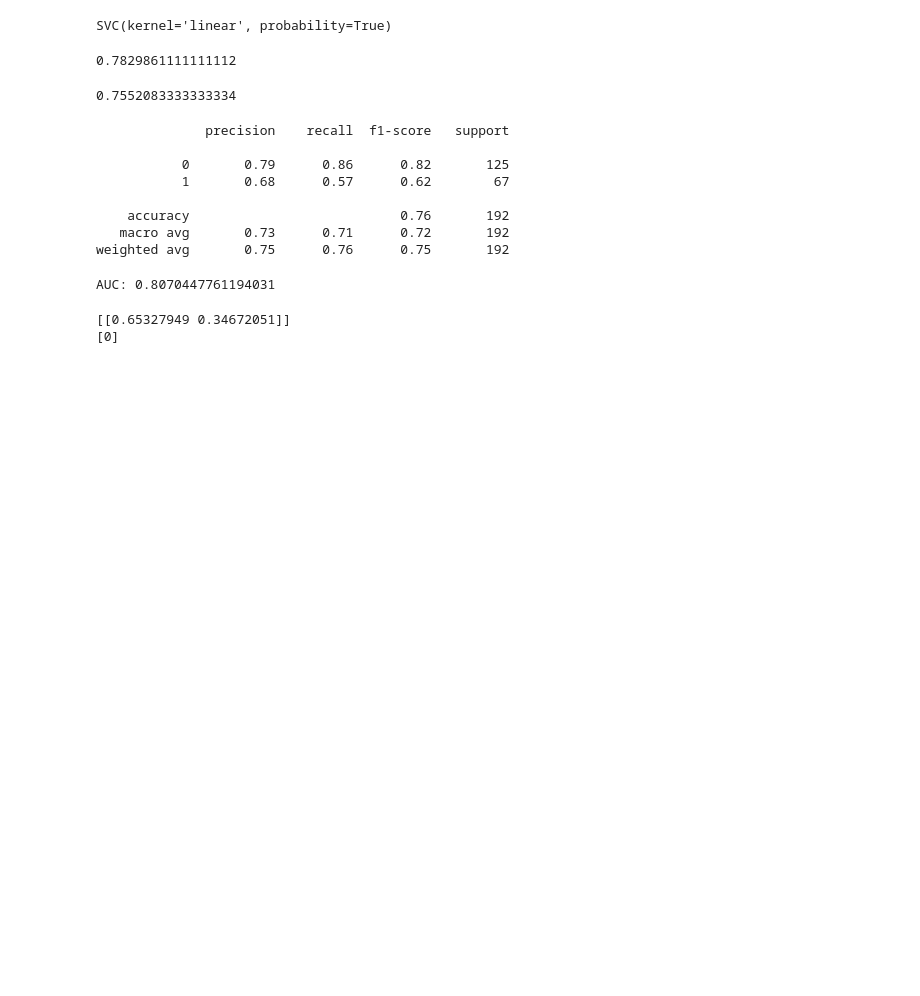
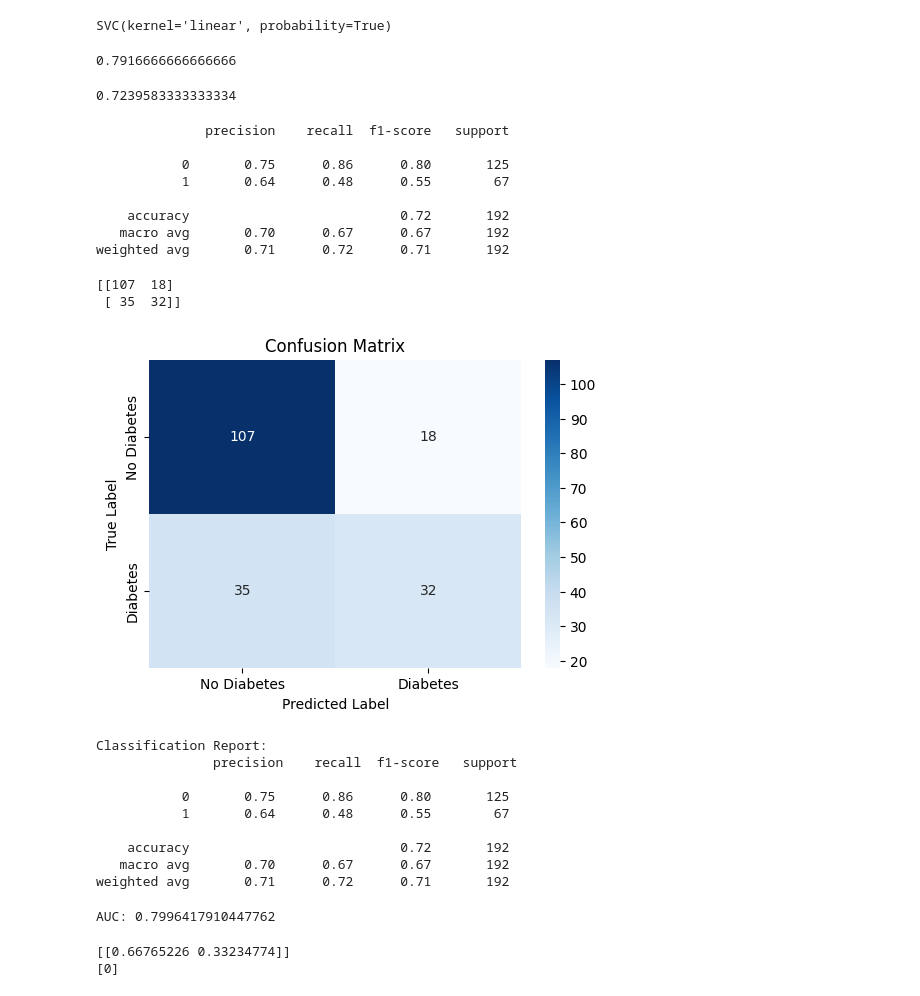
Before and after one commit to PrashanthChinthapoola/ML_Projects, a Jupyter notebook: Diabetes_Prediction/diabetes-prediction.ipynb, the cells around one changed output. Cells and saved outputs as stored; diff of their text form; code cells hidden in the pictures; blank space fills up the shorter version.

```diff
--- a/Diabetes_Prediction/diabetes-prediction.ipynb
+++ b/Diabetes_Prediction/diabetes-prediction.ipynb
@@ -35,7 +30,7 @@ print(f"Dataset downloaded successfully to: {download_path}")
 Dataset URL: https://www.kaggle.com/datasets/mathchi/diabetes-data-set
 Dataset downloaded successfully to: D:\ML_Projects\Diabetes_Prediction
 # %%
-df=pd.read_csv('D:\ML_Projects\Diabetes Prediction\diabetes.csv')
+df=pd.read_csv('D:\ML_Projects\Diabetes_Prediction\diabetes.csv')
 # %%
 df.head()
 # %% [output]
@@ -105,7 +100,3 @@ print(Y)
 766    1
 767    0
 Name: Outcome, Length: 768, dtype: int64
-# %%
-scalar=StandardScaler()
-X= scalar.fit_transform(X)
-print(X)
@@ -126,2 +103,8 @@ print(X)
 # %%
 x_train,x_test,y_train,y_test = train_test_split(X,Y,stratify=Y)
+# %%
+scalar=StandardScaler()
+x_train= scalar.fit_transform(x_train)
+x_test=scalar.transform(x_test)
+print(x_train)
+print(x_test)
@@ -136,24 +137,54 @@ x_pred=model.predict(x_train)
 accuracy= accuracy_score(y_train, x_pred)
 print(accuracy)
 # %% [output]
-0.7829861111111112
+0.7916666666666666
 # %%
 y_pred= model.predict(x_test)
 accuracy = accuracy_score(y_test, y_pred)
 print(accuracy)
 # %% [output]
-0.7552083333333334
+0.7239583333333334
 # %%
 print(classification_report(y_test, y_pred))
 # %% [output]
               precision    recall  f1-score   support
 
-           0       0.79      0.86      0.82       125
-           1       0.68      0.57      0.62        67
+           0       0.75      0.86      0.80       125
+           1       0.64      0.48      0.55        67
 
-    accuracy                           0.76       192
-   macro avg       0.73      0.71      0.72       192
-weighted avg       0.75      0.76      0.75       192
+    accuracy                           0.72       192
+   macro avg       0.70      0.67      0.67       192
+weighted avg       0.71      0.72      0.71       192
+# %%
+from sklearn.metrics import confusion_matrix
+import matplotlib.pyplot as plt
+import seaborn as sns
+
+cm = confusion_matrix(y_test, y_pred)
+print(cm)
+# Plot confusion matrix
+plt.figure(figsize=(6,4))
+sns.heatmap(cm, annot=True, fmt="d", cmap="Blues", xticklabels=["No Diabetes", "Diabetes"], yticklabels=["No Diabetes", "Diabetes"])
+plt.xlabel("Predicted Label")
+plt.ylabel("True Label")
+plt.title("Confusion Matrix")
+plt.show()
+
+# Print classification report for more details
+print("Classification Report:\n", classification_report(y_test, y_pred))
+# %% [output]
+[[107  18]
+ [ 35  32]]
+[figure, added]
+Classification Report:
+               precision    recall  f1-score   support
+
+           0       0.75      0.86      0.80       125
+           1       0.64      0.48      0.55        67
+
+    accuracy                           0.72       192
+   macro avg       0.70      0.67      0.67       192
+weighted avg       0.71      0.72      0.71       192
 # %%
 from sklearn.metrics import roc_auc_score
 
@@ -164,7 +195,7 @@ y_pred_prob = model.predict_proba(x_test)[:, 1]
 roc_auc = roc_auc_score(y_test, y_pred_prob)
 print("AUC:", roc_auc)
 # %% [output]
-AUC: 0.8070447761194031
+AUC: 0.7996417910447762
 # %%
 input=[[1,103,30,38,83,43.3,0.183,33]]
 np_input=np.asarray(input)
@@ -177,5 +208,5 @@ prediction1=model.predict(test_1)
 print(prediction)
 print(prediction1)
 # %% [output]
-[[0.65327949 0.34672051]]
+[[0.66765226 0.33234774]]
 [0]
```
Also changed, not shown: parts of 3 cells of this notebook.
